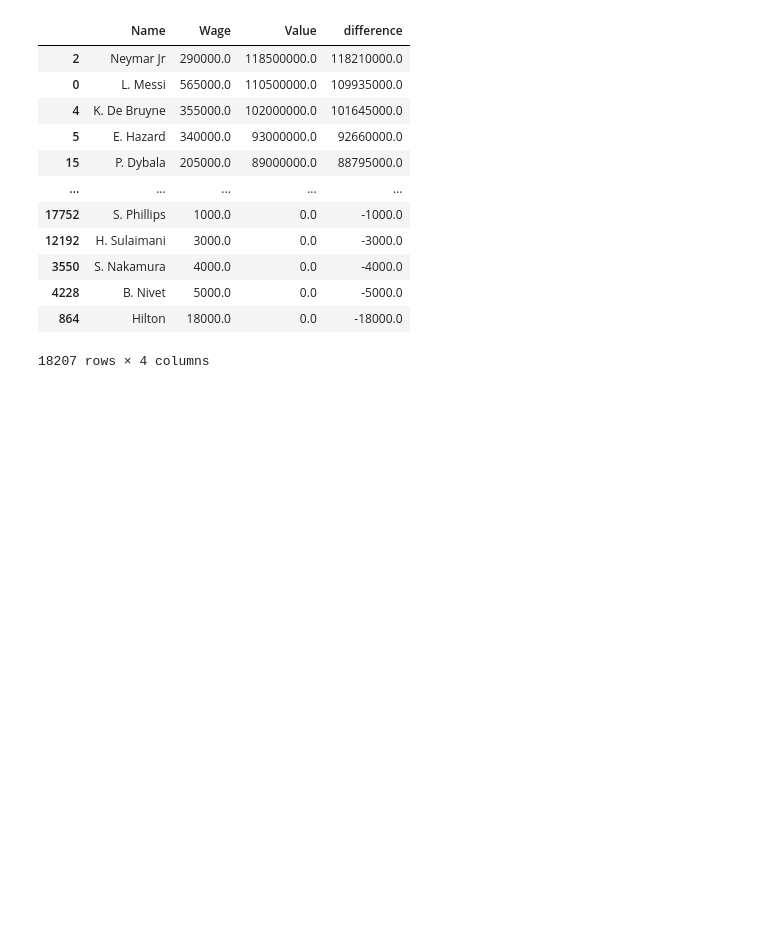
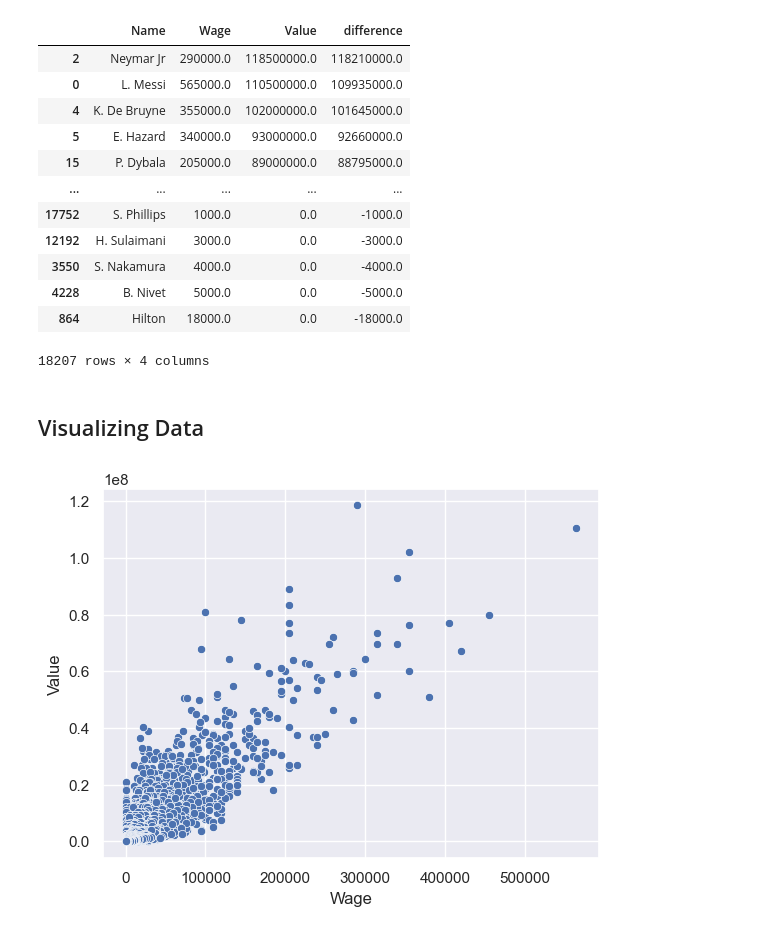
Before and after one commit to pnowak2/learnjs, a Jupyter notebook: lang/python/Complete-Python-Developer-in-2021-Zero-to-Mastery/5th pass/excercises/21-machine-learning/data-science/soccer.ipynb, the cells around one changed output. Drawn from its saved outputs; the diff is of its cells as text; code cells hidden in the pictures; blank space fills up the shorter version.

```diff
--- a/lang/python/Complete-Python-Developer-in-2021-Zero-to-Mastery/5th pass/excercises/21-machine-learning/data-science/soccer.ipynb
+++ b/lang/python/Complete-Python-Developer-in-2021-Zero-to-Mastery/5th pass/excercises/21-machine-learning/data-science/soccer.ipynb
@@ -147,3 +145,5 @@ df1.sort_values("difference", ascending=False)
 | 4228 | B. Nivet | 5000.0 | 0.0 | -5000.0 |
 | 864 | Hilton | 18000.0 | 0.0 | -18000.0 |
 18207 rows × 4 columns
+# %% [markdown]
+## Visualizing Data
@@ -149,0 +152,6 @@ df1.sort_values("difference", ascending=False)
+# %%
+sns.set()
+
+graph = sns.scatterplot(x="Wage", y="Value", data=df1)
+# %% [output]
+[figure, added]
```
Also changed, not shown: parts of 2 cells of this notebook.
